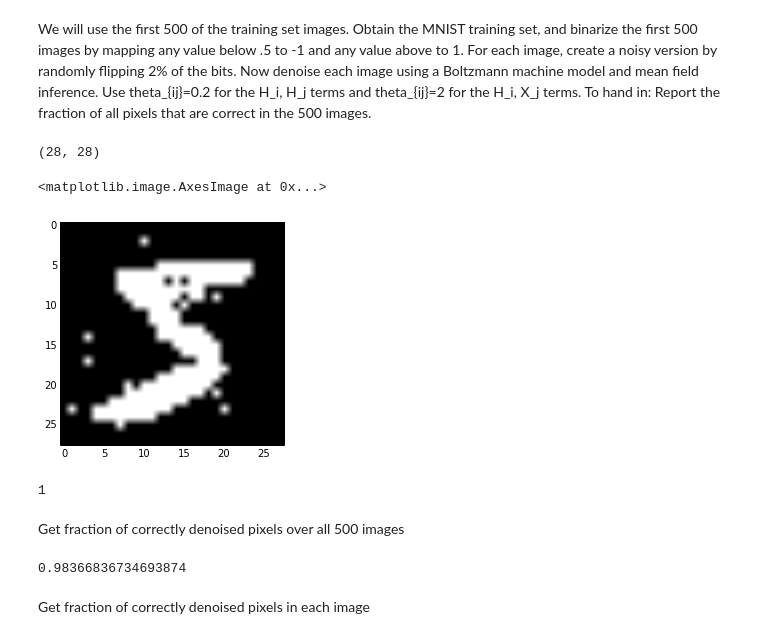
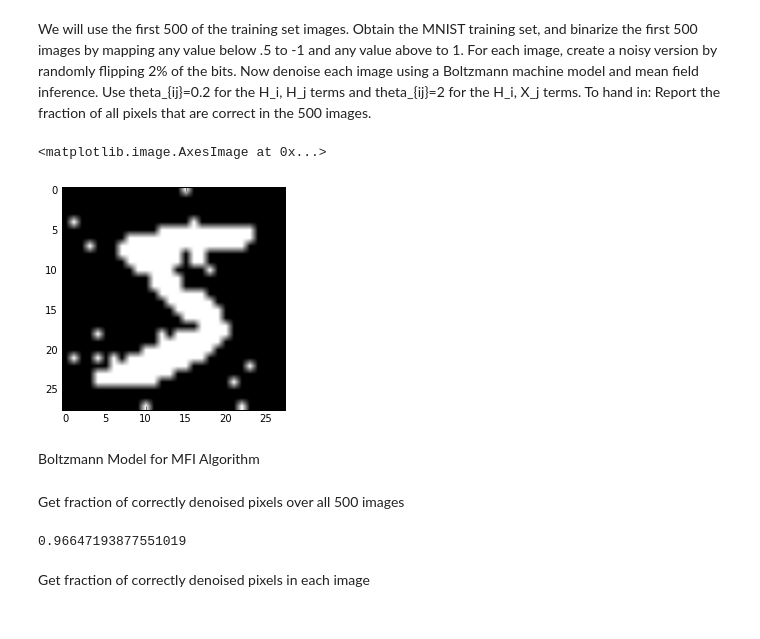
Before and after one commit to roshanjrajan/CS498-AML, a Jupyter notebook: hw7/hw7.ipynb, the cells around one changed output. Cells and saved outputs as stored; diff of their text form; code cells hidden in the pictures.

```diff
--- a/hw7/hw7.ipynb
+++ b/hw7/hw7.ipynb
@@ -87,17 +83,8 @@ training_data = training_data[0:500]
 # %% [markdown]
 Make two forms of data: list of 28x28 images, and list of length 784 pixels. The images are binarized to (-1,1)-space.
 # %%
-im_data = []
+im_data = np.ndarray((0,784))
 for i in range(0,500):
-    temp = (training_data[i][1] > 0.5).astype(int) - (training_data[i][1] <= 0.5).astype(int)
-    im_data.append(temp)
+    temp = np.reshape((training_data[i][1]).astype(int),(1,784))
+    temp = (temp > 0.5).astype(int) - (temp <= 0.5).astype(int)
+    im_data = np.append(im_data,temp,0)
-# %%
-im_data_b = im_data
-for i in range(0,len(im_data_b)):
-    im_data_b[i] = im_data_b[i].astype('uint8')
-# %%
-im_data_2 = np.ndarray((0,784))
-for i in range(0,500):
-    temp = np.reshape((training_data[i][1]).astype(int),(1,784))
-    temp = (temp > 0.5).astype(int) - (temp <= 0.5).astype(int)
-    im_data_2 = np.append(im_data_2,temp,0)
@@ -122,9 +109,10 @@ im_data_f = to_img(im_data_2)
-# %%
-im_data_f[1].shape
-# %% [output]
-(28, 28)
+# %%
+for i in range(0,im_data.shape[0]):
+    bits_to_flip = np.random.choice(784,15,replace=False)
+    im_data[i][bits_to_flip] = (im_data[i][bits_to_flip])*-1
 # %%
+im_data_f = to_img(im_data)
 plt.imshow(im_data_f[0],cmap="gray")
 # %% [output]
 <matplotlib.image.AxesImage at 0x...>
-[figure, old version]
+[figure, new version]
@@ -135,7 +119,5 @@ for i in range(0,im_data_2.shape[0]):
-# %%
-int(not 0)
-# %% [output]
-1
+# %% [markdown]
+Boltzmann Model for MFI Algorithm
 # %%
 def boltz_result(pi):
     output = np.zeros((28,28))
@@ -178,9 +160,9 @@ for i in range(0,im_data_denoised_02.shape[0]):
 # %% [markdown]
 Get fraction of correctly denoised pixels over all 500 images
 # %%
-(np.sum(im_data_denoised_02 == im_data)) / (500.0*784.0)
+(np.sum(im_data_denoised_02 == im_pics)) / (500.0*784.0)
 # %% [output]
-0.98366836734693874
+0.96647193877551019
 # %% [markdown]
 Get fraction of correctly denoised pixels in each image
 # %%
```
Also changed, not shown: parts of 19 cells of this notebook.
